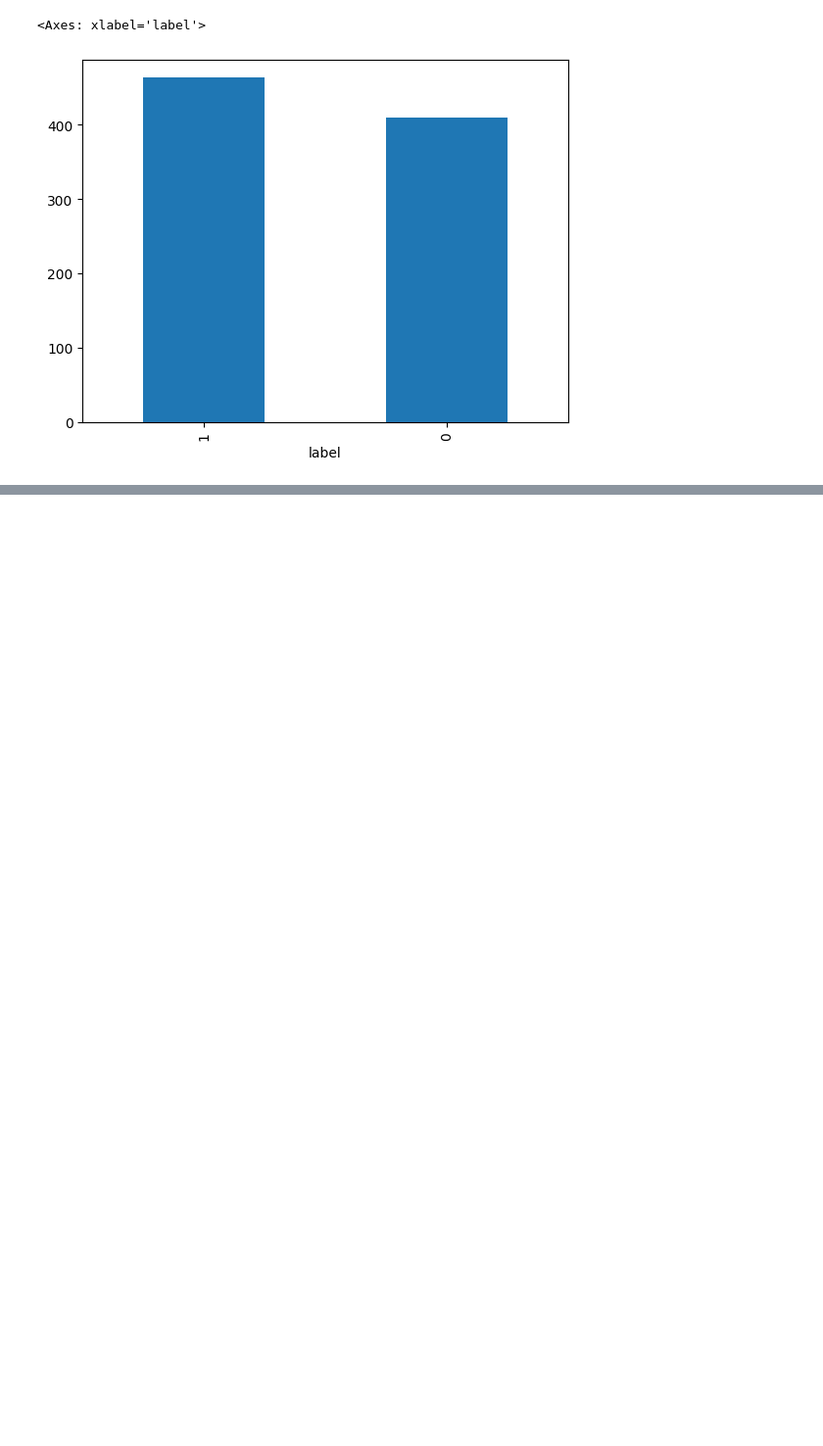
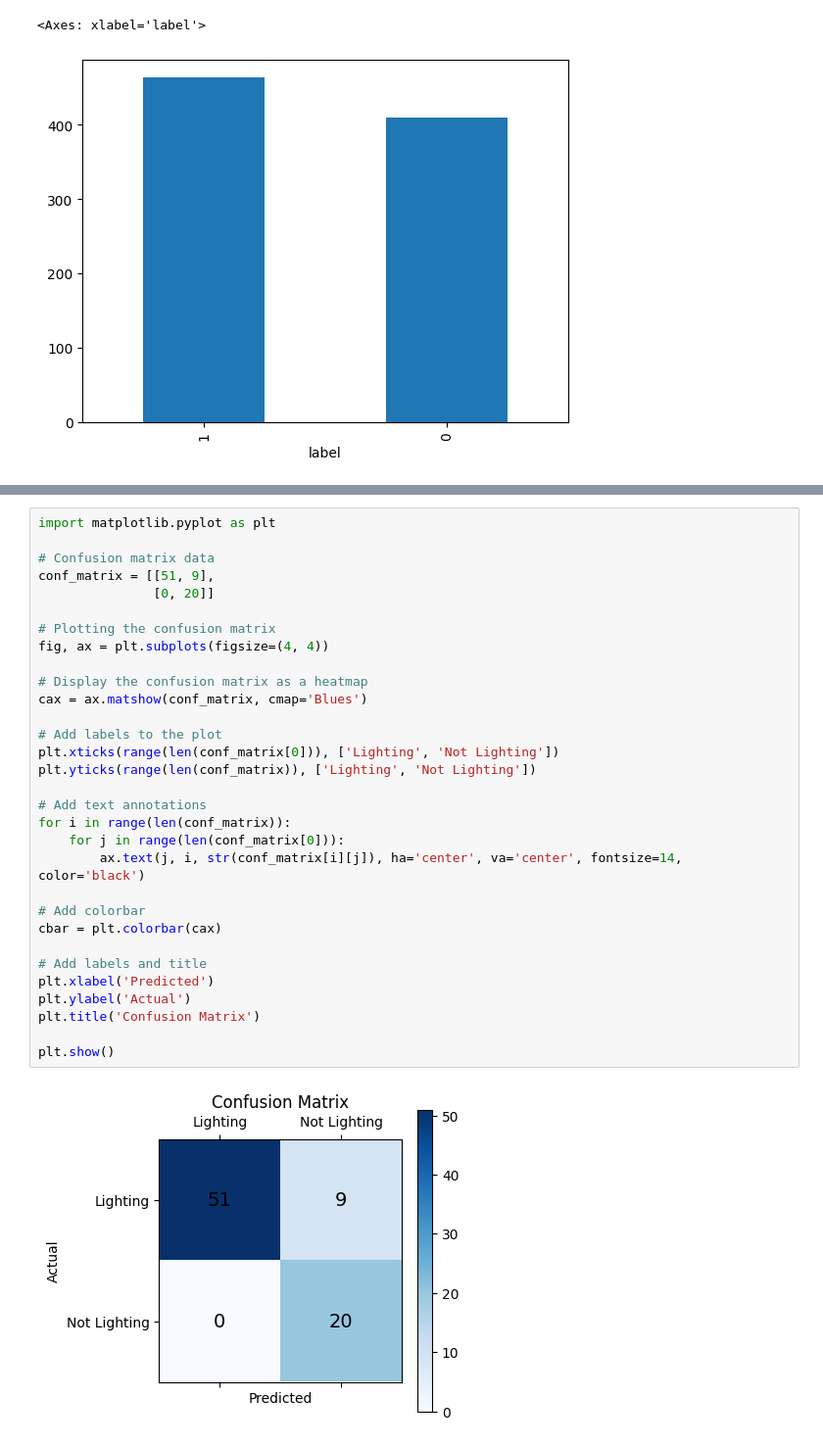
Before and after one commit to abhinine4/lighting_classifier, a Jupyter notebook: EDA.ipynb, the cells around one changed output, grey strips where cells are left out. Shown at 98% size. Drawn from its saved outputs; the diff is of its cells as text; blank space fills up the shorter version.

```diff
--- a/EDA.ipynb
+++ b/EDA.ipynb
@@ -32,0 +54,33 @@ df['label'].value_counts(normalize = False).plot.bar()
+# %%
+import matplotlib.pyplot as plt
+
+# Confusion matrix data
+conf_matrix = [[51, 9],
+               [0, 20]]
+
+# Plotting the confusion matrix
+fig, ax = plt.subplots(figsize=(4, 4))
+
+# Display the confusion matrix as a heatmap
+cax = ax.matshow(conf_matrix, cmap='Blues')
+
+# Add labels to the plot
+plt.xticks(range(len(conf_matrix[0])), ['Lighting', 'Not Lighting'])
+plt.yticks(range(len(conf_matrix)), ['Lighting', 'Not Lighting'])
+
+# Add text annotations
+for i in range(len(conf_matrix)):
+    for j in range(len(conf_matrix[0])):
+        ax.text(j, i, str(conf_matrix[i][j]), ha='center', va='center', fontsize=14, color='black')
+
+# Add colorbar
+cbar = plt.colorbar(cax)
+
+# Add labels and title
+plt.xlabel('Predicted')
+plt.ylabel('Actual')
+plt.title('Confusion Matrix')
+
+plt.show()
+# %% [output]
+[figure, added]
```
Also changed, not shown: parts of 1 cell of this notebook, 3 other files.
